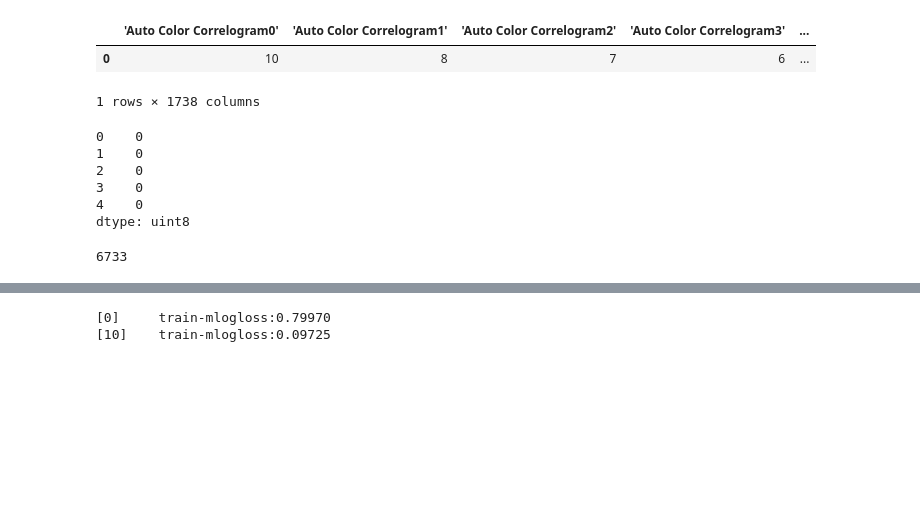
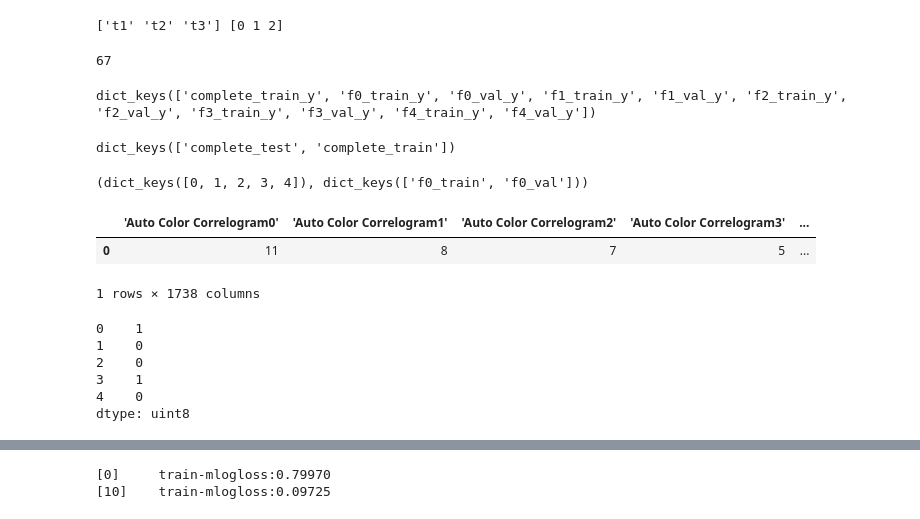
Before and after one commit to cibic89/kaggle_ccs, a Jupyter notebook: notebooks/ml.ipynb, the cells around one changed output, grey strips where cells are left out. Cells and saved outputs as stored; diff of their text form; code cells hidden in the pictures; blank space fills up the shorter version.

```diff
--- a/notebooks/ml.ipynb
+++ b/notebooks/ml.ipynb
@@ -7,23 +7,27 @@ import os
 import sys
 from pprint import pprint
 from timeit import default_timer as timer
+from glob import glob
 
 import numpy as np
 import pandas as pd
 # import shap
 import xgboost as xgb
+from flatten_json import flatten
 from IPython.display import display
 from hyperopt import STATUS_OK, hp
 from hyperopt import tpe, Trials, fmin
 from hyperopt.pyll.stochastic import sample
 from sklearn.preprocessing import LabelEncoder
 from sklearn.utils.class_weight import compute_sample_weight
+from matplotlib import pyplot as plt
 
 main_dir = os.path.abspath(os.pardir)
 sys.path.insert(0, main_dir)
 
 pd.options.display.max_rows = 1000
 pd.options.display.max_columns = 100
+pd.options.display.max_colwidth = 100
 pd.options.display.precision = 8
 pd.options.display.float_format = '{:,.3f}'.format
 
@@ -35,3 +39,4 @@ predictions_path = os.path.join(main_dir, "models", "predictions")+os.sep
 ml_data_fname = "ml_data.gzip"
 gbm_trials_fname = 'gbm_trials.csv'
 dt_ftm = "%Y/%m/%d, %H:%M:%S"
+target = "class"
@@ -49,0 +43,3 @@ df1.shape
+# %%
+csv_files = pd.Series(glob(processed_path+"*.gzip"))
+csv_files
@@ -131,0 +141,4 @@ y_train = pd.Series(class_le.transform(y_train), index=y_train.index, dtype=np.u
+# %%
+# Data prep for test set
+dfs["complete_test"]["filename"] = dfs["complete_test"]["filename"].str.replace("^(tst_|vld_)|t\d|_add|_nadd", "").str.replace("_(?=.jpg)", "")
+display(dfs["complete_train"].head(2), dfs["complete_test"].head(2))
@@ -132,16 +154,55 @@ y_train = pd.Series(class_le.transform(y_train), index=y_train.index, dtype=np.u
+# %%
+class_le = LabelEncoder().fit(dfs["complete_train"][target])
+print(class_le.classes_, class_le.transform(class_le.classes_))
+ml_data = dict()
+sample_weights = dict()
+cmplt_dmatrices = dict()
+cv_dmtrc = dict()
+for i in range(len([key for key in dfs.keys() if key.startswith("f")])//2):
+    cv_dmtrc[i] = dict()
+
+for df in dfs.keys():
+    X_name = df+"_X"
+    y_name = df+"_y"
+    ml_data[X_name] = dfs[df][num_vnames]
+
+    if df == "complete_test":
+        cmplt_dmatrices[df] = xgb.DMatrix(ml_data[X_name].values, nthread=-1)
+    else:
+        ml_data[y_name] = dfs[df][target]
+        ml_data[y_name] = pd.Series(class_le.transform(ml_data[y_name]), index=ml_data[y_name].index, dtype=np.uint8)
+        sample_weights[y_name] = pd.Series(compute_sample_weight('balanced', ml_data[y_name]), index=ml_data[X_name].index)
+
+        if df == "complete_train":
+            cmplt_dmatrices[df] = xgb.DMatrix(ml_data[X_name].values, label=ml_data[y_name].values, weight=sample_weights[y_name], nthread=-1)
+        else:
+            fold_n = [int(s) for s in list(df) if s.isdigit()][0]
+            cv_dmtrc[fold_n][df] = xgb.DMatrix(ml_data[X_name].values, label=ml_data[y_name].values, weight=sample_weights[y_name], nthread=-1)
+gc.collect()
+# %% [output]
+['t1' 't2' 't3'] [0 1 2]
+67
+# %%
+sample_weights.keys()
+# %% [output]
+dict_keys(['complete_train_y', 'f0_train_y', 'f0_val_y', 'f1_train_y', 'f1_val_y', 'f2_train_y', 'f2_val_y', 'f3_train_y', 'f3_val_y', 'f4_train_y', 'f4_val_y'])
+# %%
+cmplt_dmatrices.keys()
+# %% [output]
+dict_keys(['complete_test', 'complete_train'])
+# %%
+cv_dmtrc.keys(), cv_dmtrc[list(cv_dmtrc.keys())[0]].keys()
+# %% [output]
+(dict_keys([0, 1, 2, 3, 4]), dict_keys(['f0_train', 'f0_val']))
 # %%
-display(X_train.head(1), y_train.head())
+display(ml_data['complete_train_X'].head(1), ml_data['complete_train_y'].head())
 # %% [output]
 |  | 'Auto Color Correlogram0' | 'Auto Color Correlogram1' | 'Auto Color Correlogram2' | 'Auto Color Correlogram3' | ... |
-| 0 | 10 | 8 | 7 | 6 | ... |
+| 0 | 11 | 8 | 7 | 5 | ... |
 1 rows × 1738 columns
-0    0
+0    1
 1    0
 2    0
-3    0
+3    1
 4    0
 dtype: uint8
-# %%
-print(len(X_train))
-# %% [output]
-6733
```
Also changed, not shown: parts of 18 cells of this notebook.
